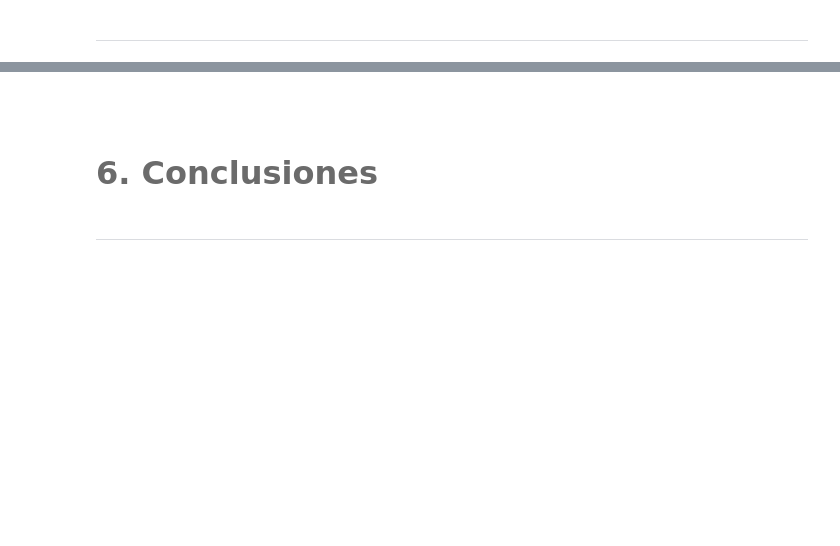
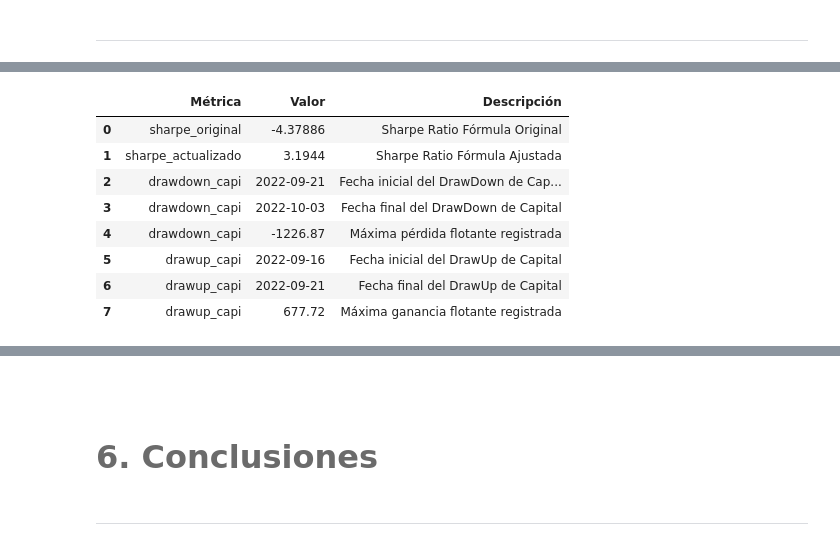
Before and after one commit to cardenasramosr/MyST_LAB_3, a Jupyter notebook: notebook.ipynb, the cells around one changed output, grey strips where cells are left out. Cells and saved outputs as stored; diff of their text form; code cells hidden in the pictures; blank space fills up the shorter version.

Commit message:
Parte 2. Métricas de Atribución al Desempeño

```diff
--- a/notebook.ipynb
+++ b/notebook.ipynb
@@ -235,0 +236,3 @@ dic_estadisticas_ba_leonardo["df_2_ranking"]
+# %%
+evolucionCapital_ricardo, mad_ricardo = main.metricas_atribucion_desempeño(datos_ricardo)
+evolucionCapital_ricardo
@@ -235,0 +249,12 @@ dic_estadisticas_ba_leonardo["df_2_ranking"]
+# %%
+mad_ricardo
+# %% [output]
+|  | Métrica | Valor | Descripción |
+| 0 | sharpe_original | -4.37886 | Sharpe Ratio Fórmula Original |
+| 1 | sharpe_actualizado | 3.1944 | Sharpe Ratio Fórmula Ajustada |
+| 2 | drawdown_capi | 2022-09-21 | Fecha inicial del DrawDown de Cap... |
+| 3 | drawdown_capi | 2022-10-03 | Fecha final del DrawDown de Capital |
+| 4 | drawdown_capi | -1226.87 | Máxima pérdida flotante registrada |
+| 5 | drawup_capi | 2022-09-16 | Fecha inicial del DrawUp de Capital |
+| 6 | drawup_capi | 2022-09-21 | Fecha final del DrawUp de Capital |
+| 7 | drawup_capi | 677.72 | Máxima ganancia flotante registrada |
```
Also changed, not shown: parts of 12 cells of this notebook, 2 other files.
